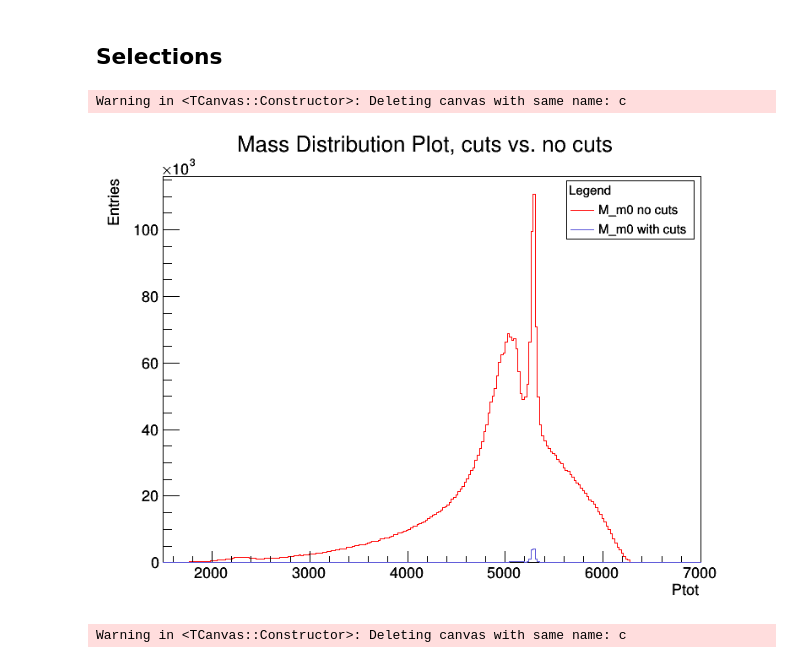
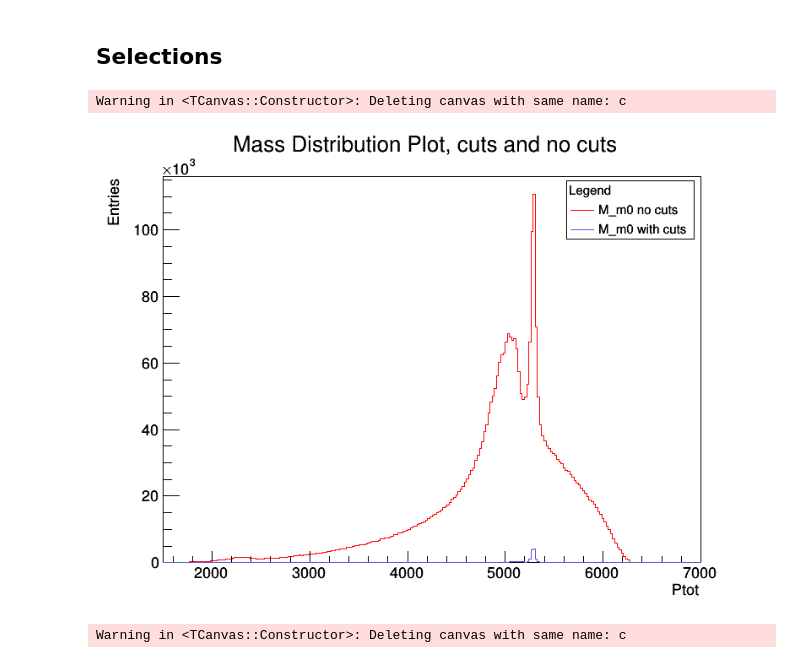
Before and after one commit to Jonastjep/Big_Data_Physics_PRA3024, a Jupyter notebook: Week2_LHCb/LHCb_2021.ipynb, the cells around one changed output. Cells and saved outputs as stored; diff of their text form; code cells hidden in the pictures.

Commit message:
title change

```diff
--- a/Week2_LHCb/LHCb_2021.ipynb
+++ b/Week2_LHCb/LHCb_2021.ipynb
@@ -531,35 +530,35 @@ c = ROOT.TCanvas("c", "c", 800, 600)
 
 tree.Draw("M_m0>>h1(250, 1500, 7000)")
 h1 = ROOT.gDirectory.Get("h1")
 
 CutTree.Draw("M_m0>>h2(250, 1500, 7000)")
 h2 = ROOT.gDirectory.Get("h2")
 
 varname = "Ptot"
 
-h1.SetTitle("Mass Distribution Plot, cuts vs. no cuts")
+h1.SetTitle("Mass Distribution Plot, cuts and no cuts")
 h1.GetXaxis().SetTitle(varname)
 h1.GetYaxis().SetTitle("Entries")
 h1.SetLineColor(2) # red
 h1.SetLineWidth(1)
 
 h2.SetLineColor(9) # red
 h2.SetLineWidth(1)
 
 h1.Draw()
 h2.Draw("same")
 
 leg = ROOT.TLegend(0.11 + 0.59, 0.77, 0.3 + 0.59, 0.89)
 leg.SetHeader("Legend")
 leg.AddEntry(h1, "M_m0 no cuts", "l")
 leg.AddEntry(h2, "M_m0 with cuts", "l")
 
 leg.Draw("same")
 
 c.Draw()
 # %% [output]
 Warning in <TCanvas::Constructor>: Deleting canvas with same name: c
-[figure, old version]
+[figure, new version]
 # %%
 c = ROOT.TCanvas("c", "c", 800, 600)
 
```
Also changed, not shown: parts of 8 cells of this notebook.
